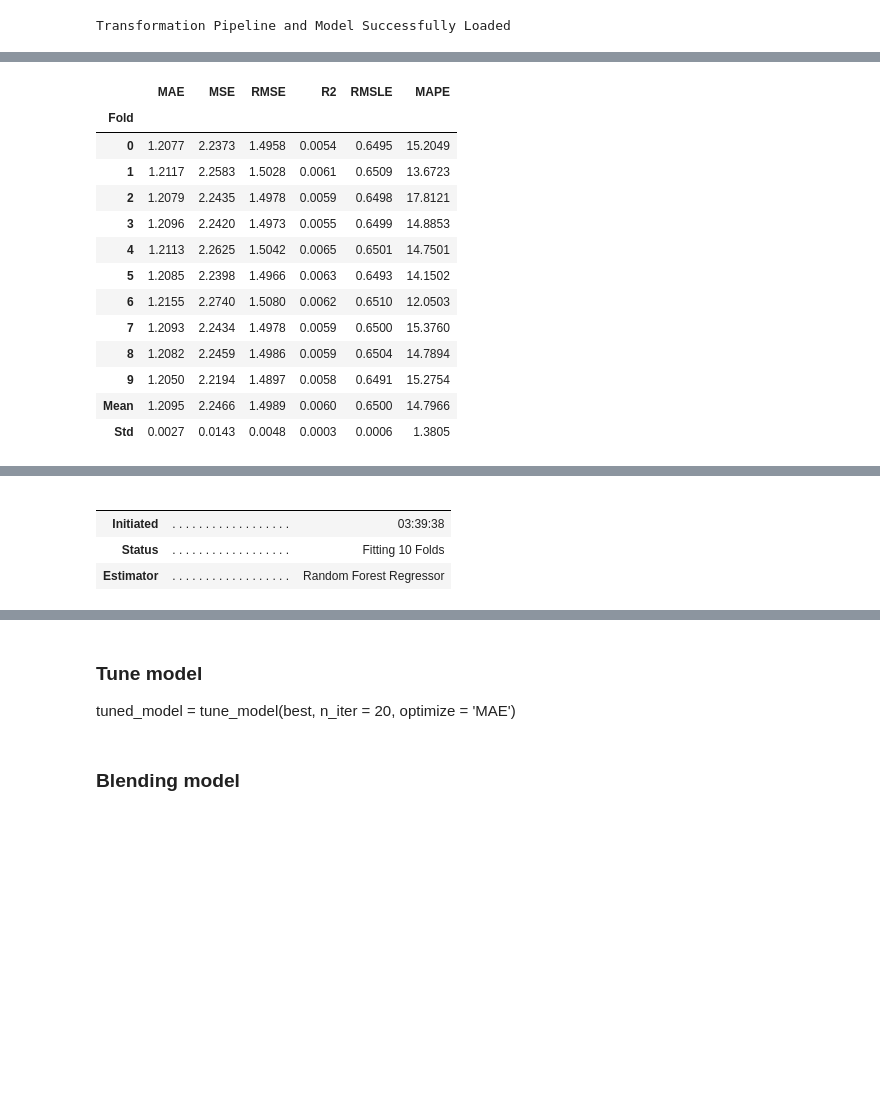
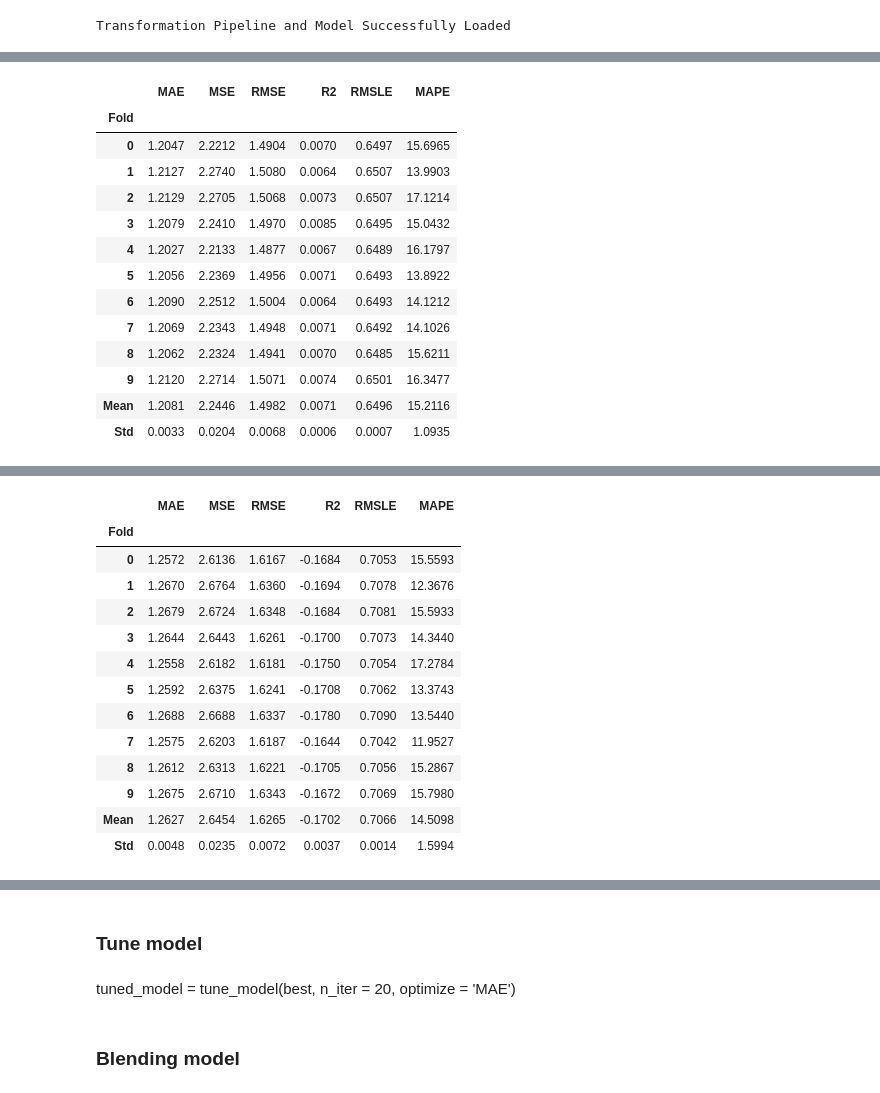
Before and after one commit to Juo-kim/KSME-AI-winter, a Jupyter notebook: 2. Using_AutoML.ipynb, the cells around one changed output, grey strips where cells are left out. Drawn from its saved outputs; the diff is of its cells as text; code cells hidden in the pictures; blank space fills up the shorter version.

```diff
--- a/2. Using_AutoML.ipynb
+++ b/2. Using_AutoML.ipynb
@@ -110,22 +108,21 @@ loaded_model = load_model('best_model')
 # %% [output]
 Transformation Pipeline and Model Successfully Loaded
 # %%
-lightgbm = create_model('lightgbm')
-rf = create_model('rf')
+lr = create_model('lr')
 dt = create_model('dt')
 # %% [output]
 [interactive output not drawn]
 |  | MAE | MSE | RMSE | R2 | RMSLE | MAPE |
 | Fold |  |  |  |  |  |  |
-| 0 | 1.2077 | 2.2373 | 1.4958 | 0.0054 | 0.6495 | 15.2049 |
-| 1 | 1.2117 | 2.2583 | 1.5028 | 0.0061 | 0.6509 | 13.6723 |
-| 2 | 1.2079 | 2.2435 | 1.4978 | 0.0059 | 0.6498 | 17.8121 |
-| 3 | 1.2096 | 2.2420 | 1.4973 | 0.0055 | 0.6499 | 14.8853 |
-| 4 | 1.2113 | 2.2625 | 1.5042 | 0.0065 | 0.6501 | 14.7501 |
-| 5 | 1.2085 | 2.2398 | 1.4966 | 0.0063 | 0.6493 | 14.1502 |
-| 6 | 1.2155 | 2.2740 | 1.5080 | 0.0062 | 0.6510 | 12.0503 |
-| 7 | 1.2093 | 2.2434 | 1.4978 | 0.0059 | 0.6500 | 15.3760 |
-| 8 | 1.2082 | 2.2459 | 1.4986 | 0.0059 | 0.6504 | 14.7894 |
-| 9 | 1.2050 | 2.2194 | 1.4897 | 0.0058 | 0.6491 | 15.2754 |
-| Mean | 1.2095 | 2.2466 | 1.4989 | 0.0060 | 0.6500 | 14.7966 |
-| Std | 0.0027 | 0.0143 | 0.0048 | 0.0003 | 0.0006 | 1.3805 |
+| 0 | 1.2047 | 2.2212 | 1.4904 | 0.0070 | 0.6497 | 15.6965 |
+| 1 | 1.2127 | 2.2740 | 1.5080 | 0.0064 | 0.6507 | 13.9903 |
+| 2 | 1.2129 | 2.2705 | 1.5068 | 0.0073 | 0.6507 | 17.1214 |
+| 3 | 1.2079 | 2.2410 | 1.4970 | 0.0085 | 0.6495 | 15.0432 |
+| 4 | 1.2027 | 2.2133 | 1.4877 | 0.0067 | 0.6489 | 16.1797 |
+| 5 | 1.2056 | 2.2369 | 1.4956 | 0.0071 | 0.6493 | 13.8922 |
+| 6 | 1.2090 | 2.2512 | 1.5004 | 0.0064 | 0.6493 | 14.1212 |
+| 7 | 1.2069 | 2.2343 | 1.4948 | 0.0071 | 0.6492 | 14.1026 |
+| 8 | 1.2062 | 2.2324 | 1.4941 | 0.0070 | 0.6485 | 15.6211 |
+| 9 | 1.2120 | 2.2714 | 1.5071 | 0.0074 | 0.6501 | 16.3477 |
+| Mean | 1.2081 | 2.2446 | 1.4982 | 0.0071 | 0.6496 | 15.2116 |
+| Std | 0.0033 | 0.0204 | 0.0068 | 0.0006 | 0.0007 | 1.0935 |
@@ -132,5 +131,14 @@ dt = create_model('dt')
-|  |  |  |
-|  |  |  |
-| Initiated | . . . . . . . . . . . . . . . . . . | 03:39:38 |
-| Status | . . . . . . . . . . . . . . . . . . | Fitting 10 Folds |
-| Estimator | . . . . . . . . . . . . . . . . . . | Random Forest Regressor |
+|  | MAE | MSE | RMSE | R2 | RMSLE | MAPE |
+| Fold |  |  |  |  |  |  |
+| 0 | 1.2572 | 2.6136 | 1.6167 | -0.1684 | 0.7053 | 15.5593 |
+| 1 | 1.2670 | 2.6764 | 1.6360 | -0.1694 | 0.7078 | 12.3676 |
+| 2 | 1.2679 | 2.6724 | 1.6348 | -0.1684 | 0.7081 | 15.5933 |
+| 3 | 1.2644 | 2.6443 | 1.6261 | -0.1700 | 0.7073 | 14.3440 |
+| 4 | 1.2558 | 2.6182 | 1.6181 | -0.1750 | 0.7054 | 17.2784 |
+| 5 | 1.2592 | 2.6375 | 1.6241 | -0.1708 | 0.7062 | 13.3743 |
+| 6 | 1.2688 | 2.6688 | 1.6337 | -0.1780 | 0.7090 | 13.5440 |
+| 7 | 1.2575 | 2.6203 | 1.6187 | -0.1644 | 0.7042 | 11.9527 |
+| 8 | 1.2612 | 2.6313 | 1.6221 | -0.1705 | 0.7056 | 15.2867 |
+| 9 | 1.2675 | 2.6710 | 1.6343 | -0.1672 | 0.7069 | 15.7980 |
+| Mean | 1.2627 | 2.6454 | 1.6265 | -0.1702 | 0.7066 | 14.5098 |
+| Std | 0.0048 | 0.0235 | 0.0072 | 0.0037 | 0.0014 | 1.5994 |
@@ -138,7 +146,7 @@ dt = create_model('dt')
-# %% [markdown]
-### Tune model
-
-tuned_model = tune_model(best, n_iter = 20, optimize = 'MAE')
+# %% [markdown]
+### Tune model
+# %% [markdown]
+tuned_model = tune_model(best, n_iter = 20, optimize = 'MAE')
 # %% [markdown]
 ### Blending model
 # %%
```
Also changed, not shown: parts of 15 cells of this notebook, 1 other file.
